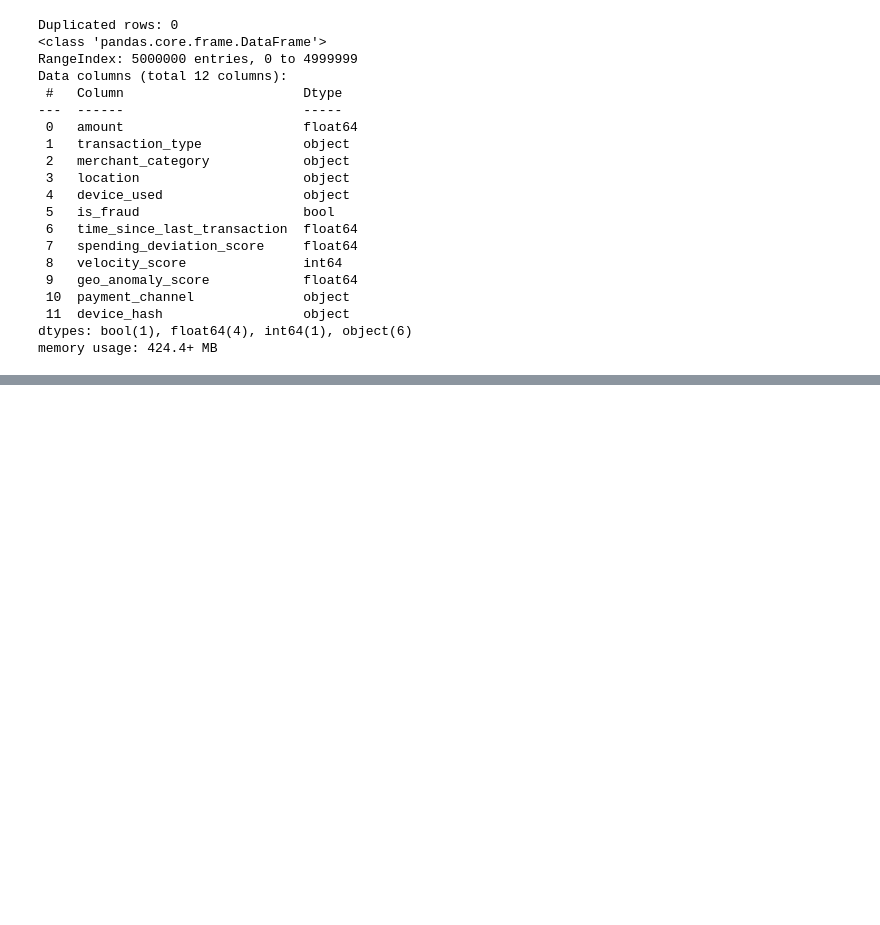
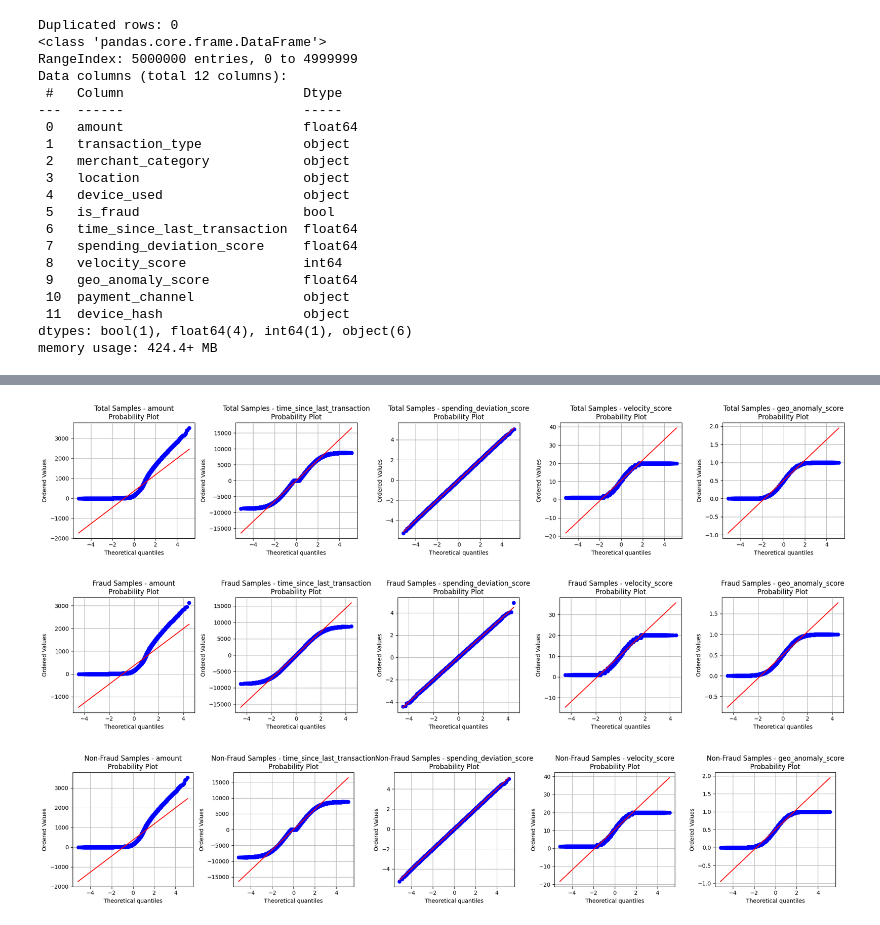
Before and after one commit to Jiajun-Liu-1159501/COMP647-1159501, a Jupyter notebook: data_processing.ipynb, the cells around one changed output, grey strips where cells are left out. Drawn from its saved outputs; the diff is of its cells as text; code cells hidden in the pictures; blank space fills up the shorter version.

```diff
--- a/data_processing.ipynb
+++ b/data_processing.ipynb
@@ -174,0 +185,50 @@ memory usage: 424.4+ MB
+# %%
+import warnings
+warnings.filterwarnings('ignore')
+
+# Define numerical columns for outlier detection
+outlier_cols = ['amount', 'time_since_last_transaction', 'spending_deviation_score', 'velocity_score', 'geo_anomaly_score']
+
+df_before_outlier_removal = df.copy()
+
+fraud_data = df[df['is_fraud'] == True]
+non_fraud_data = df[df['is_fraud'] == False]
+
+
+fig, axes = plt.subplots(1, len(outlier_cols), figsize=(20, 4))
+for i, col in enumerate(outlier_cols):
+    if col in df.columns:
+        data = df[col].dropna()
+        stats.probplot(data, dist="norm", plot=axes[i])
+        axes[i].set_title(f'Total Samples - {col}\nProbability Plot')
+        axes[i].grid(True)
+
+plt.tight_layout()
+plt.show()
+
+
+fig, axes = plt.subplots(1, len(outlier_cols), figsize=(20, 4))
+for i, col in enumerate(outlier_cols):
+    if col in df.columns:
+        data = fraud_data[col].dropna()
+        stats.probplot(data, dist="norm", plot=axes[i])
+        axes[i].set_title(f'Fraud Samples - {col}\nProbability Plot')
+        axes[i].grid(True)
+
+plt.tight_layout()
+plt.show()
+
+fig, axes = plt.subplots(1, len(outlier_cols), figsize=(20, 4))
+for i, col in enumerate(outlier_cols):
+    if col in df.columns:
+        data = non_fraud_data[col].dropna()
+        stats.probplot(data, dist="norm", plot=axes[i])
+        axes[i].set_title(f'Non-Fraud Samples - {col}\nProbability Plot')
+        axes[i].grid(True)
+
+plt.tight_layout()
+plt.show()
+# %% [output]
+[figure, added]
+[figure, added]
+[figure, added]
```
Also changed, not shown: parts of 5 cells of this notebook.
